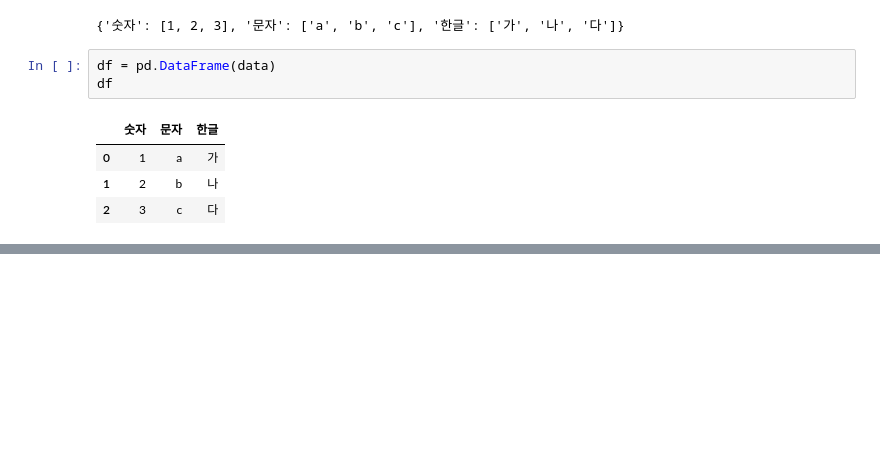
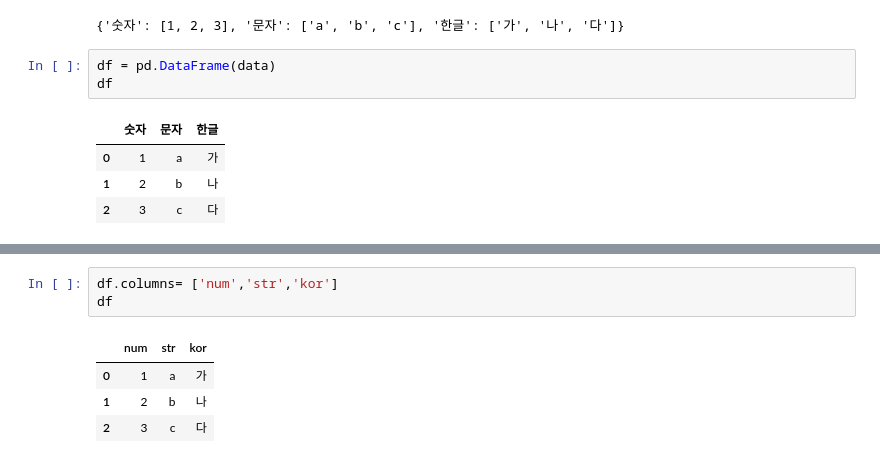
Before and after one commit to orin00/colab, a Jupyter notebook: DataFrame.ipynb, the cells around one changed output, grey strips where cells are left out. Drawn from its saved outputs; the diff is of its cells as text; blank space fills up the shorter version.

```diff
--- a/DataFrame.ipynb
+++ b/DataFrame.ipynb
@@ -32,3 +33,11 @@ df.rename(index={0:100, 1:200, 2:300}, columns={'숫자':'num', '문자':'str',
 | 100 | 1 | a | 가 |
 | 200 | 2 | b | 나 |
 | 300 | 3 | c | 다 |
+# %%
+df.columns= ['num','str','kor']
+df
+# %% [output]
+|  | num | str | kor |
+| 0 | 1 | a | 가 |
+| 1 | 2 | b | 나 |
+| 2 | 3 | c | 다 |
```
Also changed, not shown: parts of 10 cells of this notebook.
